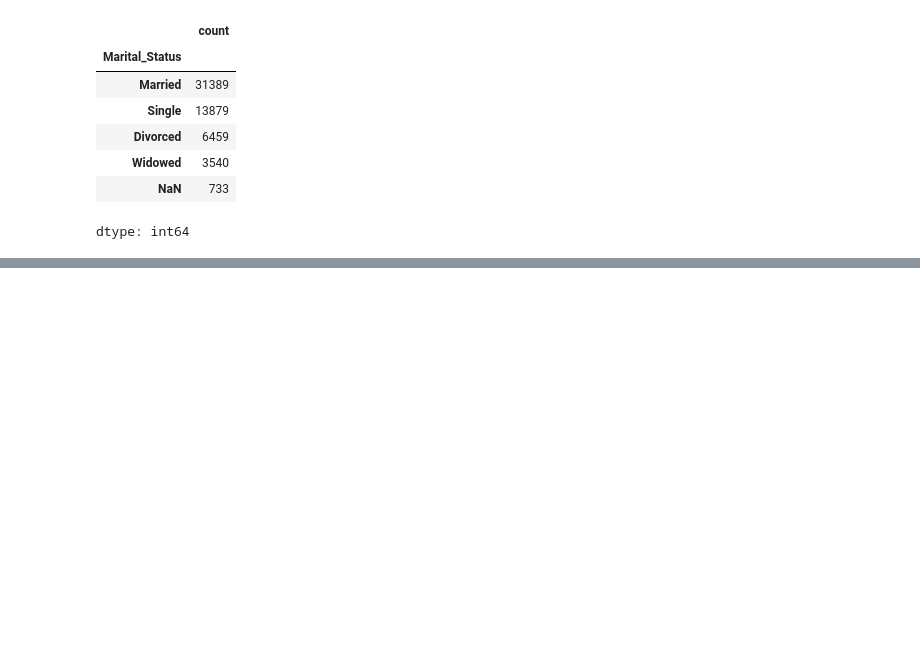
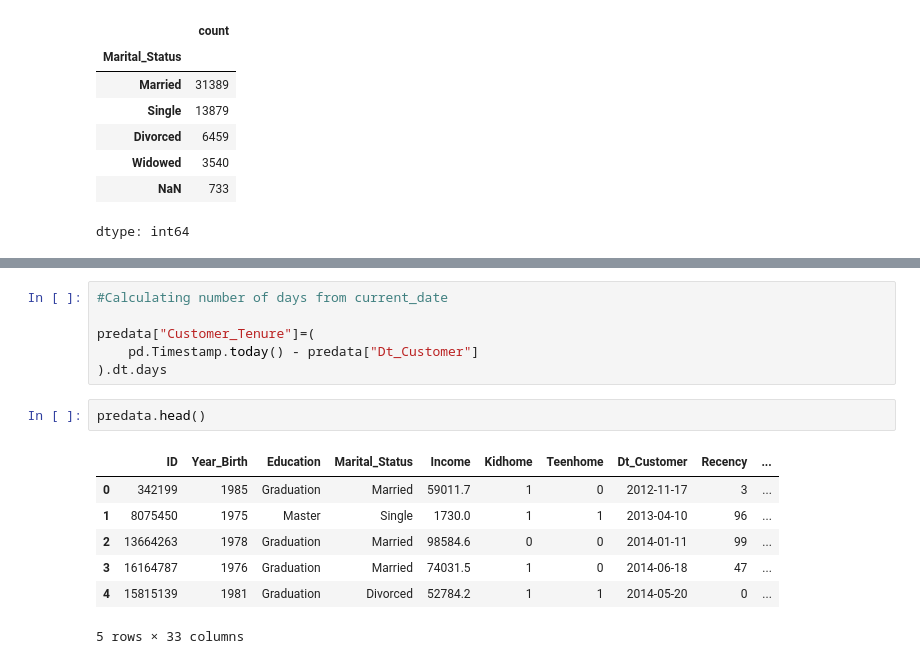
Before and after one commit to dharanigs-19/Mini-Project, a Jupyter notebook: Mini_Project_2.ipynb, the cells around one changed output, grey strips where cells are left out. Saved outputs shown, nothing was run; the diff lists cells and outputs as text; blank space fills up the shorter version.

```diff
--- a/Mini_Project_2.ipynb
+++ b/Mini_Project_2.ipynb
@@ -179,0 +225,16 @@ dtype: int64
+# %%
+#Calculating number of days from current_date
+
+predata["Customer_Tenure"]=(
+    pd.Timestamp.today() - predata["Dt_Customer"]
+).dt.days
+# %%
+predata.head()
+# %% [output]
+|  | ID | Year_Birth | Education | Marital_Status | Income | Kidhome | Teenhome | Dt_Customer | Recency | ... |
+| 0 | 342199 | 1985 | Graduation | Married | 59011.7 | 1 | 0 | 2012-11-17 | 3 | ... |
+| 1 | 8075450 | 1975 | Master | Single | 1730.0 | 1 | 1 | 2013-04-10 | 96 | ... |
+| 2 | 13664263 | 1978 | Graduation | Married | 98584.6 | 0 | 0 | 2014-01-11 | 99 | ... |
+| 3 | 16164787 | 1976 | Graduation | Married | 74031.5 | 1 | 0 | 2014-06-18 | 47 | ... |
+| 4 | 15815139 | 1981 | Graduation | Divorced | 52784.2 | 1 | 1 | 2014-05-20 | 0 | ... |
+5 rows × 33 columns
```
Also changed, not shown: parts of 10 cells of this notebook.
